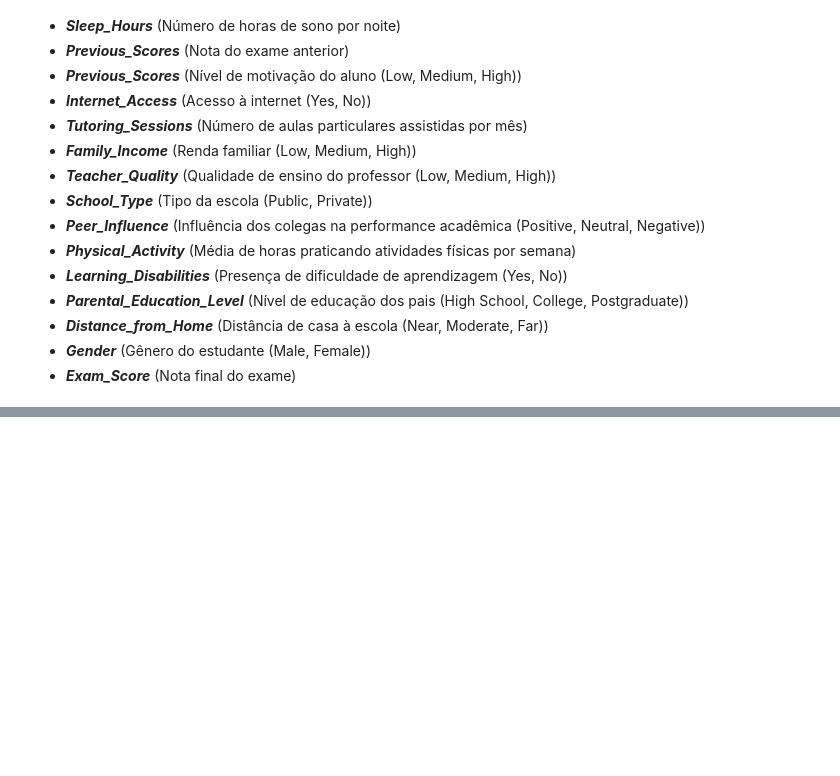
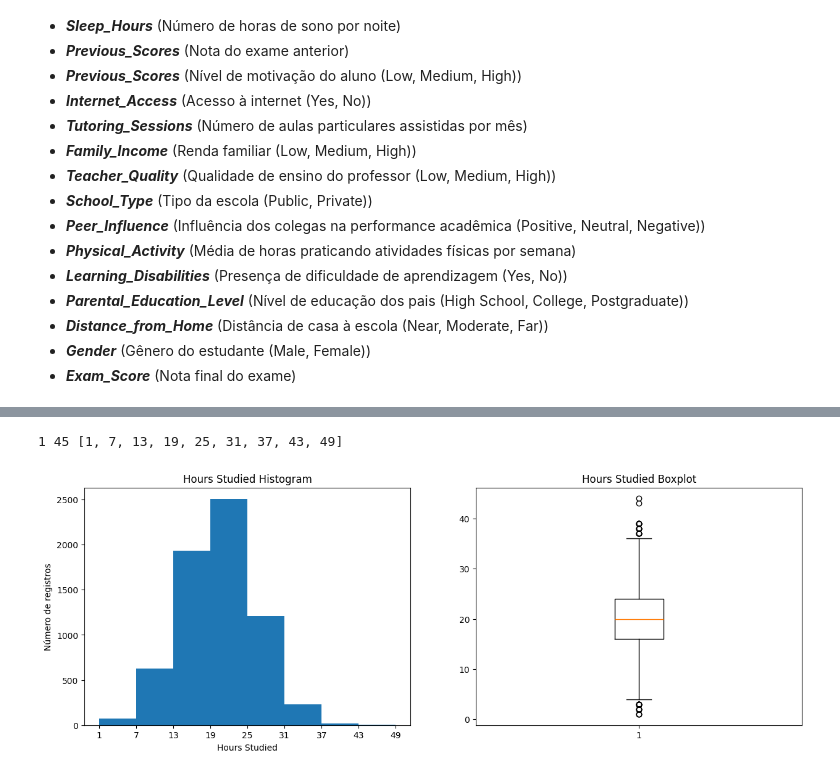
Before and after one commit to LucasDSF7/Data-Analysis-Puc-Rio, a Jupyter notebook: mvp/student_performance.ipynb, the cells around one changed output, grey strips where cells are left out. Cells and saved outputs as stored; diff of their text form; code cells hidden in the pictures; blank space fills up the shorter version.

```diff
--- a/mvp/student_performance.ipynb
+++ b/mvp/student_performance.ipynb
@@ -65,0 +82,3 @@ O dataset Student Performance Factors contém 6.607 registros e possui 20 atribu
+# %%
+df = pd.read_csv('https://raw.githubusercontent.com/LucasDSF7/Data-Analysis-Puc-Rio/refs/heads/master/mvp/data/StudentPerformanceFactors.csv')
+df.head()
@@ -65,0 +150,6 @@ O dataset Student Performance Factors contém 6.607 registros e possui 20 atribu
+# %%
+df_copy = df.copy(deep=True)
+df_copy['Teacher_Quality'].replace(np.nan, df['Teacher_Quality'].mode().iloc[0], inplace=True)
+df_copy['Parental_Education_Level'].replace(np.nan, df['Parental_Education_Level'].mode().iloc[0], inplace=True)
+df_copy['Distance_from_Home'].replace(np.nan, df['Distance_from_Home'].mode().iloc[0], inplace=True)
+df_copy.isna().sum()
@@ -65,0 +178,23 @@ O dataset Student Performance Factors contém 6.607 registros e possui 20 atribu
+# %%
+def numeric_feature_hist_box_plots(sr: pd.Series) -> None:
+    '''
+    Returns a tuplu (fig, ax) to plot a histogram and boxplot
+    '''
+    name = sr.name.replace('_', ' ')
+    fig, ax = plt.subplots(1, 2, figsize=(15, 5))
+    # Fixing bins to later use in set_xticks method.
+    min_v = int(sr.min())
+    max_v = int(sr.max()) + 1
+    step = (max_v - min_v) // 7
+    bins = list(range(min_v, max_v + step, step))
+    print(min_v, max_v, bins)
+    ax[0].hist(sr, bins=bins)
+    ax[0].set_xticks(bins)
+    ax[0].set_title(f'{name} Histogram')
+    ax[0].set_ylabel('Número de registros')
+    ax[0].set_xlabel(sr.name.replace('_', ' '))
+
+    ax[1].boxplot(sr)
+    ax[1].set_title(f'{name} Boxplot')
+
+df_copy.describe()
@@ -65,0 +217,5 @@ O dataset Student Performance Factors contém 6.607 registros e possui 20 atribu
+# %%
+numeric_feature_hist_box_plots(df_copy['Hours_Studied'])
+# %% [output]
+1 45 [1, 7, 13, 19, 25, 31, 37, 43, 49]
+[figure, added]
```
Also changed, not shown: parts of 28 cells of this notebook, 1 other file.
